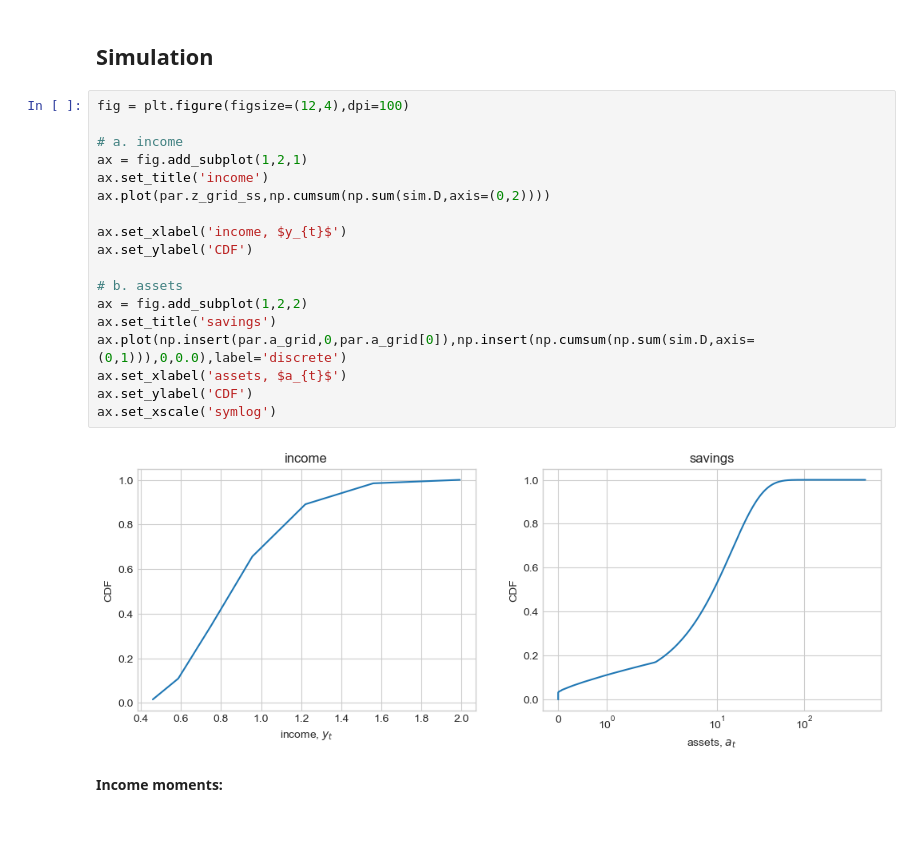
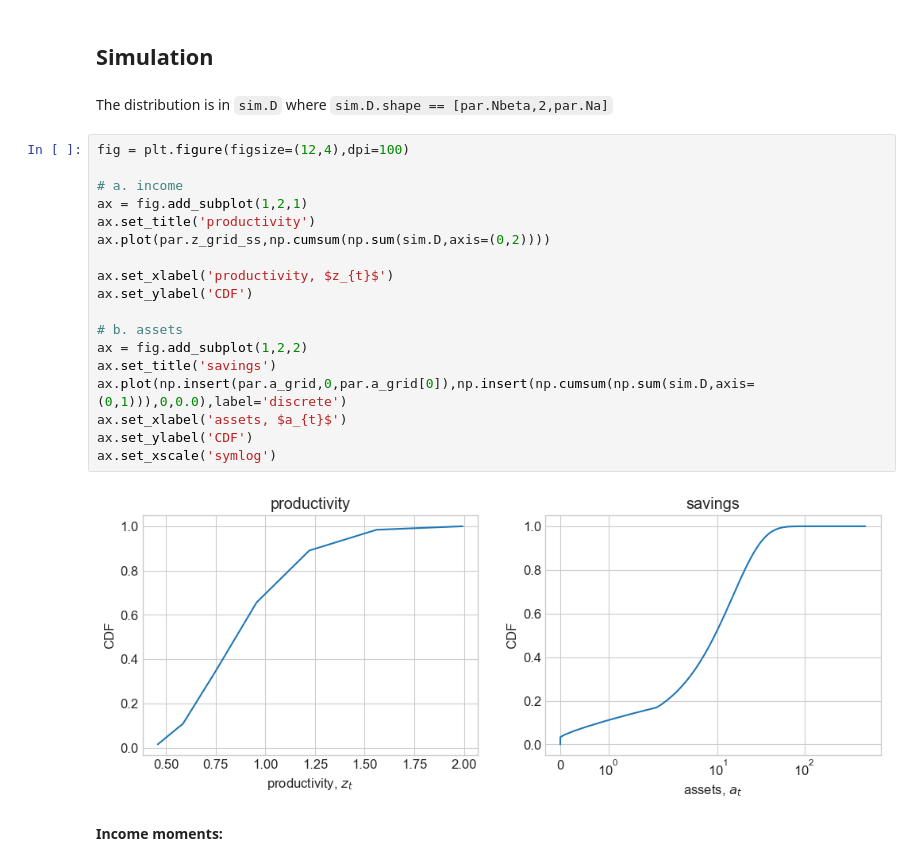
Before and after one commit to NumEconCopenhagen/GEModelToolsNotebooks, a Jupyter notebook: 01. Test.ipynb, the cells around one changed output. Drawn from its saved outputs; the diff is of its cells as text; blank space fills up the shorter version.

```diff
--- a/01. Test.ipynb
+++ b/01. Test.ipynb
@@ -132,25 +150,27 @@ for i_beta,beta in enumerate(par.beta_grid):
 # %% [markdown]
 ## Simulation
+# %% [markdown]
+The distribution is in `sim.D` where `sim.D.shape == [par.Nbeta,2,par.Na]`
 # %%
 fig = plt.figure(figsize=(12,4),dpi=100)
 
 # a. income
 ax = fig.add_subplot(1,2,1)
-ax.set_title('income')
+ax.set_title('productivity')
 ax.plot(par.z_grid_ss,np.cumsum(np.sum(sim.D,axis=(0,2))))
 
-ax.set_xlabel('income, $y_{t}$')
+ax.set_xlabel('productivity, $z_{t}$')
 ax.set_ylabel('CDF')
 
 # b. assets
 ax = fig.add_subplot(1,2,2)
 ax.set_title('savings')
 ax.plot(np.insert(par.a_grid,0,par.a_grid[0]),np.insert(np.cumsum(np.sum(sim.D,axis=(0,1))),0,0.0),label='discrete')
 ax.set_xlabel('assets, $a_{t}$')
 ax.set_ylabel('CDF')
 ax.set_xscale('symlog')
 # %% [output]
-[figure, old version]
+[figure, new version]
 # %% [markdown]
 **Income moments:**
 # %%
```
Also changed, not shown: parts of 33 cells of this notebook, 9 other files.
